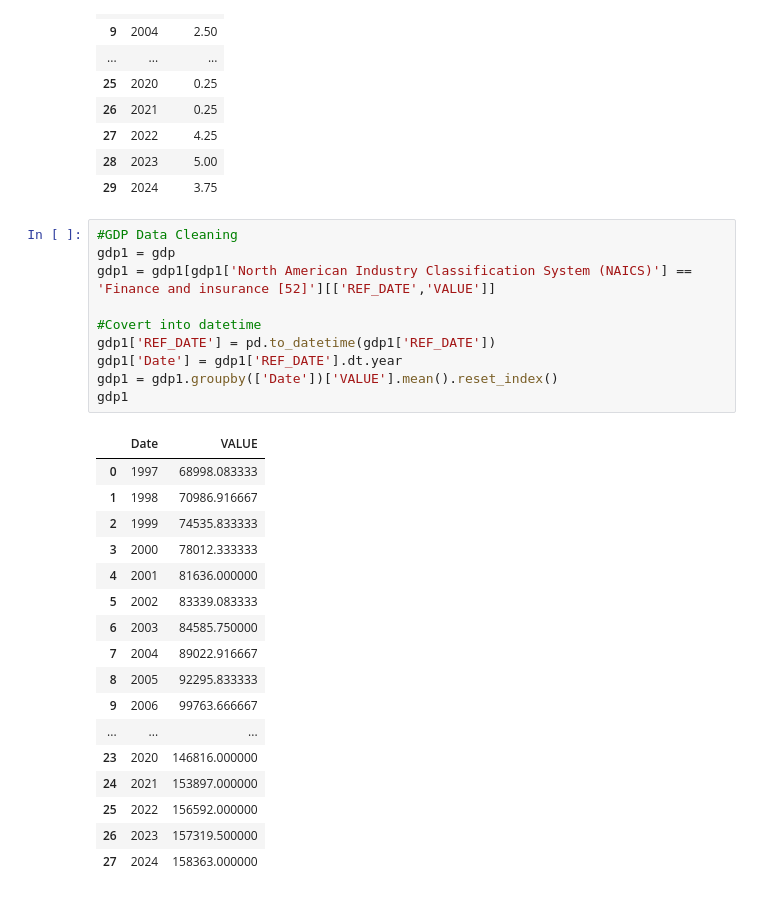
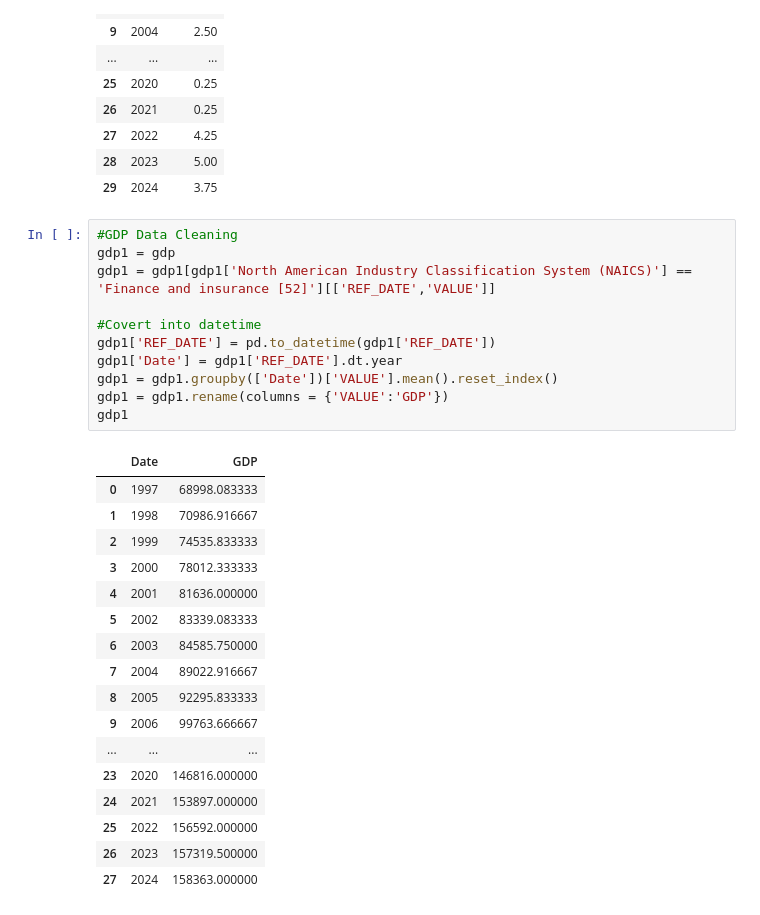
Before and after one commit to whoisusmanali/Digital-Transformation-in-Banking-Industry, a Jupyter notebook: Analysis and Models/Regression Analysis.ipynb, the cells around one changed output. Drawn from its saved outputs; the diff is of its cells as text.

```diff
--- a/Analysis and Models/Regression Analysis.ipynb
+++ b/Analysis and Models/Regression Analysis.ipynb
@@ -165,15 +168,16 @@ interest_rate
 # %%
 #GDP Data Cleaning
 gdp1 = gdp
 gdp1 = gdp1[gdp1['North American Industry Classification System (NAICS)'] == 'Finance and insurance [52]'][['REF_DATE','VALUE']]
 
 #Covert into datetime
 gdp1['REF_DATE'] = pd.to_datetime(gdp1['REF_DATE'])
 gdp1['Date'] = gdp1['REF_DATE'].dt.year
 gdp1 = gdp1.groupby(['Date'])['VALUE'].mean().reset_index()
+gdp1 = gdp1.rename(columns = {'VALUE':'GDP'})
 gdp1
 # %% [output]
-|  | Date | VALUE |
+|  | Date | GDP |
 | 0 | 1997 | 68998.083333 |
 | 1 | 1998 | 70986.916667 |
 | 2 | 1999 | 74535.833333 |
```
Also changed, not shown: parts of 5 cells of this notebook.
